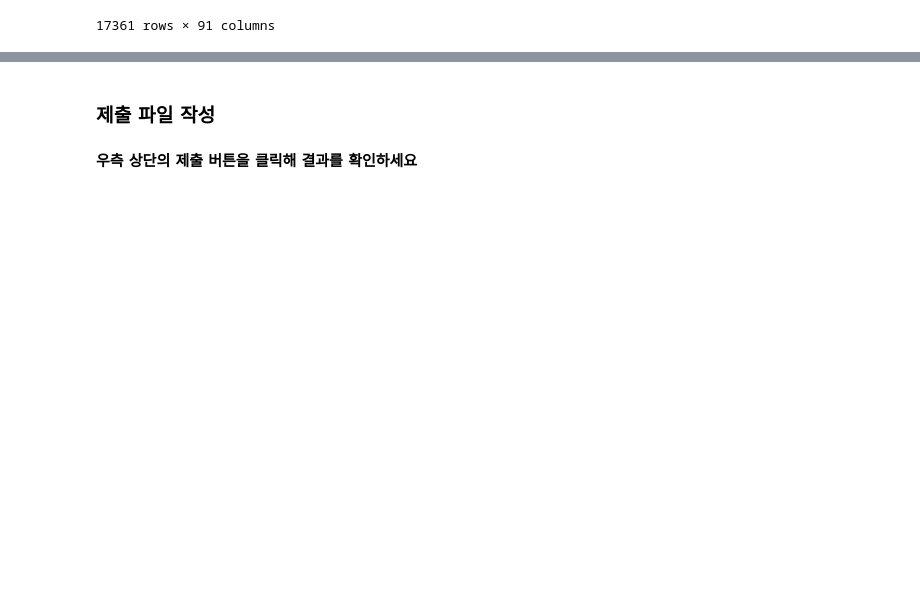
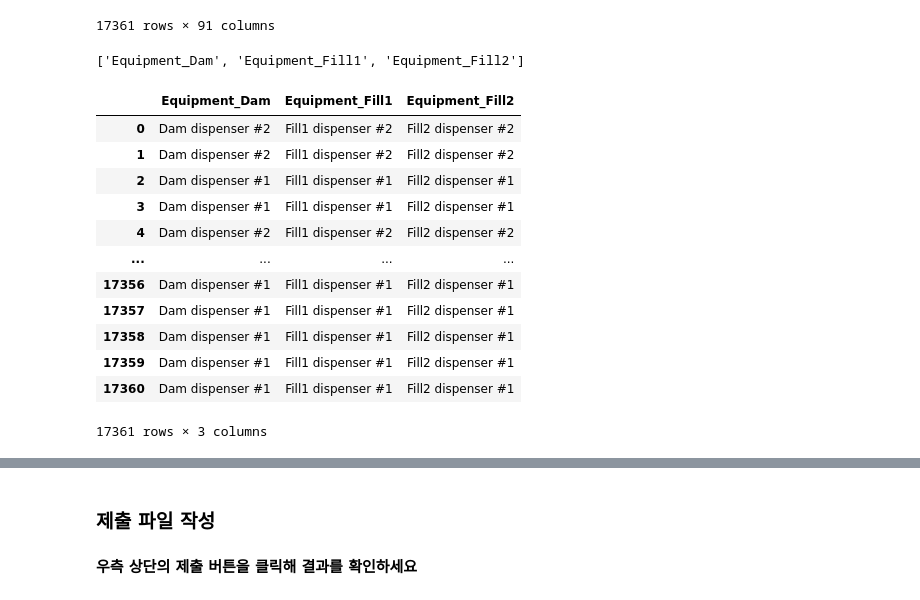
Before and after one commit to moool01/LGAIMERS5th, a Jupyter notebook: code.ipynb, the cells around one changed output, grey strips where cells are left out. Drawn from its saved outputs; the diff is of its cells as text; code cells hidden in the pictures; blank space fills up the shorter version.

```diff
--- a/code.ipynb
+++ b/code.ipynb
@@ -1582,6 +1675,26 @@ combined_df
 17361 rows × 91 columns
 # %%
 test_data = combined_df
+# %%
+categorical_features
+# %% [output]
+['Equipment_Dam', 'Equipment_Fill1', 'Equipment_Fill2']
+# %%
+test_data[categorical_features]
+# %% [output]
+|  | Equipment_Dam | Equipment_Fill1 | Equipment_Fill2 |
+| 0 | Dam dispenser #2 | Fill1 dispenser #2 | Fill2 dispenser #2 |
+| 1 | Dam dispenser #2 | Fill1 dispenser #2 | Fill2 dispenser #2 |
+| 2 | Dam dispenser #1 | Fill1 dispenser #1 | Fill2 dispenser #1 |
+| 3 | Dam dispenser #1 | Fill1 dispenser #1 | Fill2 dispenser #1 |
+| 4 | Dam dispenser #2 | Fill1 dispenser #2 | Fill2 dispenser #2 |
+| ... | ... | ... | ... |
+| 17356 | Dam dispenser #1 | Fill1 dispenser #1 | Fill2 dispenser #1 |
+| 17357 | Dam dispenser #1 | Fill1 dispenser #1 | Fill2 dispenser #1 |
+| 17358 | Dam dispenser #1 | Fill1 dispenser #1 | Fill2 dispenser #1 |
+| 17359 | Dam dispenser #1 | Fill1 dispenser #1 | Fill2 dispenser #1 |
+| 17360 | Dam dispenser #1 | Fill1 dispenser #1 | Fill2 dispenser #1 |
+17361 rows × 3 columns
 # %%
 test_data[categorical_features] = encoder.transform(test_data[categorical_features])
 
```
Also changed, not shown: parts of 26 cells of this notebook.
